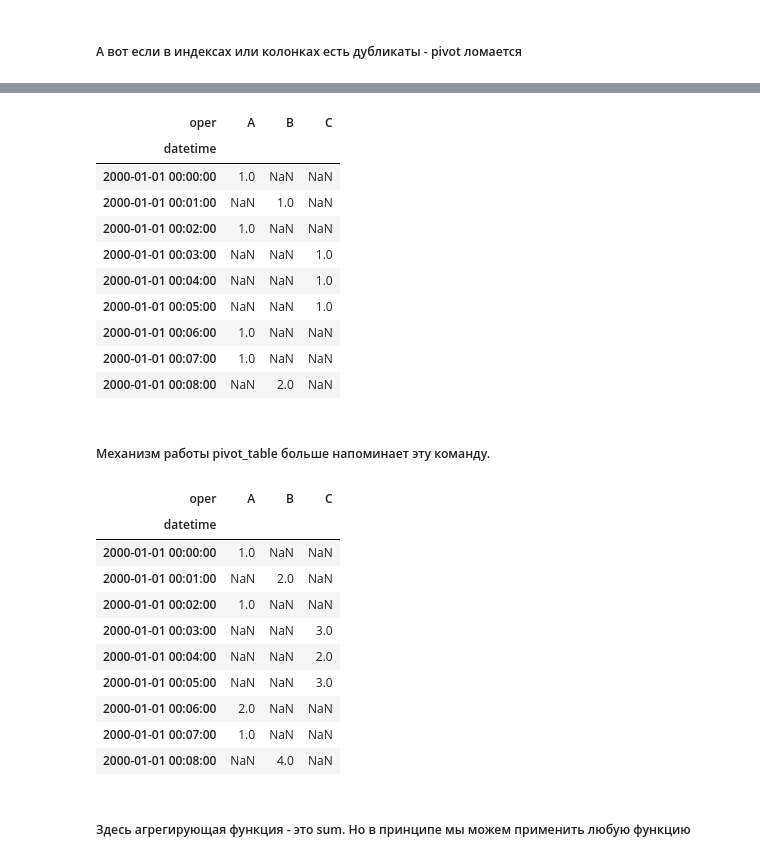
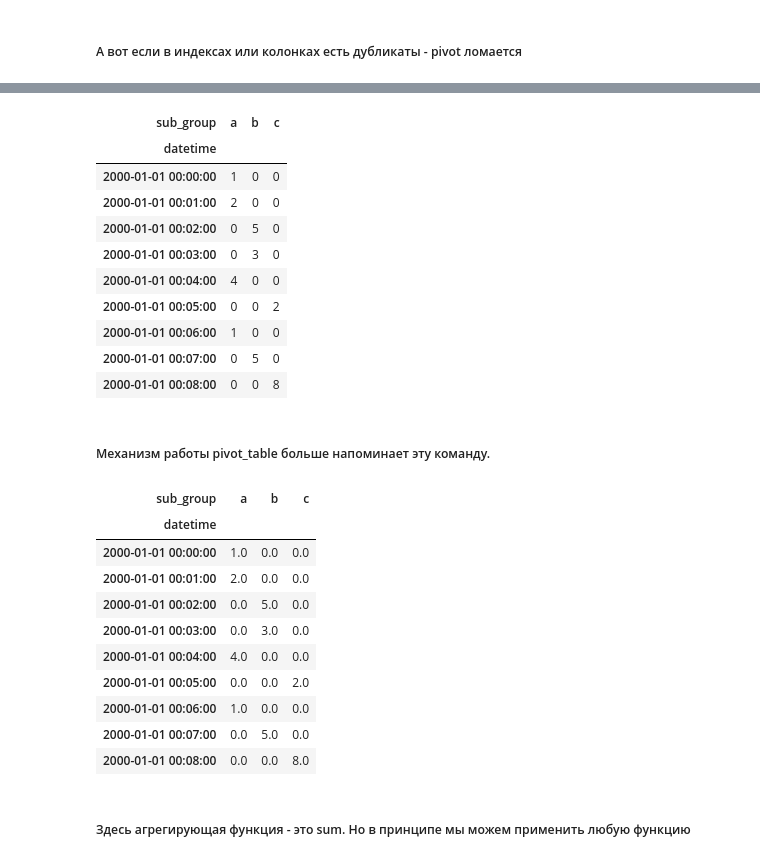
Before and after one commit to Saxsafon/Analysis, a Jupyter notebook: II_Processing/Pivot_tables.ipynb, the cells around one changed output, grey strips where cells are left out. Drawn from its saved outputs; the diff is of its cells as text; code cells hidden in the pictures.

```diff
--- a/II_Processing/Pivot_tables.ipynb
+++ b/II_Processing/Pivot_tables.ipynb
@@ -10,12 +67,11 @@ import datetime as dt
 # %%
-df = pd.DataFrame({
+simple_data = pd.DataFrame({
     'datetime': pd.date_range('1/1/2000', periods=9, freq='T'),
-    'oper': ['A','B', 'A','C','C','C','A','A','B'],
-    'reaction': [1,2,1,3,2,3,2,1,2],
-    'chat_id': ['1000','1001','1002','1003','1004','1005','1006','1007','1008']
+    'group' : ['A', 'A', 'A', 'B', 'B', 'B', 'C', 'C', 'C'],
+    'sub_group': ['a','a', 'b','b','a','c','a','b','c'],
+    'value': [1,2,5,3,4,2,1,5,4],
+    'val_id': ['1000','1001','1002','1003','1004','1005','1006','1007','1008']
 })
 
-opers = df['oper'].unique()
-
-df
+simple_data
 # %% [output]
@@ -54,0 +88,4 @@ wdf
+# %%
+# Продублируем последнюю строку
+wrong_simple_data = simple_data.append(simple_data.iloc[-1])
+wrong_simple_data
@@ -90,7 +140,9 @@ df.set_index(["datetime", "oper"])["reaction"].unstack()
 # %% [markdown]
 ##### А вот если в индексах или колонках есть дубликаты - pivot ломается
 # %%
-df1 = wdf.set_index('datetime')
-df1 = df1.pivot(columns='oper', values='reaction')
-df1
+df1 = wrong_simple_data.set_index('datetime')
+try:
+    df1 = df1.pivot(columns='sub_group', values='value')
+except ValueError as error:
+    print(f"Возникает ошибка: {error}")
 # %% [output]
@@ -102,35 +169,35 @@ ValueError: Index contains duplicate entries, cannot reshape
 # %%
-df2 = wdf.set_index('datetime')
-df2 = df2.pivot_table(index='datetime', columns='oper', values='chat_id', aggfunc='count')
+df2 = wrong_simple_data.set_index('datetime')
+df2 = df2.pivot_table(index='datetime', columns='sub_group', values='value', aggfunc='sum', fill_value=0)
 df2
 # %% [output]
-| oper | A | B | C |
+| sub_group | a | b | c |
 | datetime |  |  |  |
-| 2000-01-01 00:00:00 | 1.0 | NaN | NaN |
-| 2000-01-01 00:01:00 | NaN | 1.0 | NaN |
-| 2000-01-01 00:02:00 | 1.0 | NaN | NaN |
-| 2000-01-01 00:03:00 | NaN | NaN | 1.0 |
-| 2000-01-01 00:04:00 | NaN | NaN | 1.0 |
-| 2000-01-01 00:05:00 | NaN | NaN | 1.0 |
-| 2000-01-01 00:06:00 | 1.0 | NaN | NaN |
-| 2000-01-01 00:07:00 | 1.0 | NaN | NaN |
-| 2000-01-01 00:08:00 | NaN | 2.0 | NaN |
+| 2000-01-01 00:00:00 | 1 | 0 | 0 |
+| 2000-01-01 00:01:00 | 2 | 0 | 0 |
+| 2000-01-01 00:02:00 | 0 | 5 | 0 |
+| 2000-01-01 00:03:00 | 0 | 3 | 0 |
+| 2000-01-01 00:04:00 | 4 | 0 | 0 |
+| 2000-01-01 00:05:00 | 0 | 0 | 2 |
+| 2000-01-01 00:06:00 | 1 | 0 | 0 |
+| 2000-01-01 00:07:00 | 0 | 5 | 0 |
+| 2000-01-01 00:08:00 | 0 | 0 | 8 |
 # %% [markdown]
 ##### Механизм работы pivot_table больше напоминает эту команду.
 # %%
-wdf.groupby(['datetime', 'oper']).reaction.sum().unstack()
+wrong_simple_data.groupby(['datetime', 'sub_group'])['value'].sum().unstack().fillna(0)
 # %% [output]
-| oper | A | B | C |
+| sub_group | a | b | c |
 | datetime |  |  |  |
-| 2000-01-01 00:00:00 | 1.0 | NaN | NaN |
-| 2000-01-01 00:01:00 | NaN | 2.0 | NaN |
-| 2000-01-01 00:02:00 | 1.0 | NaN | NaN |
-| 2000-01-01 00:03:00 | NaN | NaN | 3.0 |
-| 2000-01-01 00:04:00 | NaN | NaN | 2.0 |
-| 2000-01-01 00:05:00 | NaN | NaN | 3.0 |
-| 2000-01-01 00:06:00 | 2.0 | NaN | NaN |
-| 2000-01-01 00:07:00 | 1.0 | NaN | NaN |
-| 2000-01-01 00:08:00 | NaN | 4.0 | NaN |
+| 2000-01-01 00:00:00 | 1.0 | 0.0 | 0.0 |
+| 2000-01-01 00:01:00 | 2.0 | 0.0 | 0.0 |
+| 2000-01-01 00:02:00 | 0.0 | 5.0 | 0.0 |
+| 2000-01-01 00:03:00 | 0.0 | 3.0 | 0.0 |
+| 2000-01-01 00:04:00 | 4.0 | 0.0 | 0.0 |
+| 2000-01-01 00:05:00 | 0.0 | 0.0 | 2.0 |
+| 2000-01-01 00:06:00 | 1.0 | 0.0 | 0.0 |
+| 2000-01-01 00:07:00 | 0.0 | 5.0 | 0.0 |
+| 2000-01-01 00:08:00 | 0.0 | 0.0 | 8.0 |
 # %% [markdown]
 ##### Здесь агрегирующая функция - это sum. Но в принципе мы можем применить любую функцию
 # %% [markdown]
```
Also changed, not shown: parts of 39 cells of this notebook, 4 other files.
